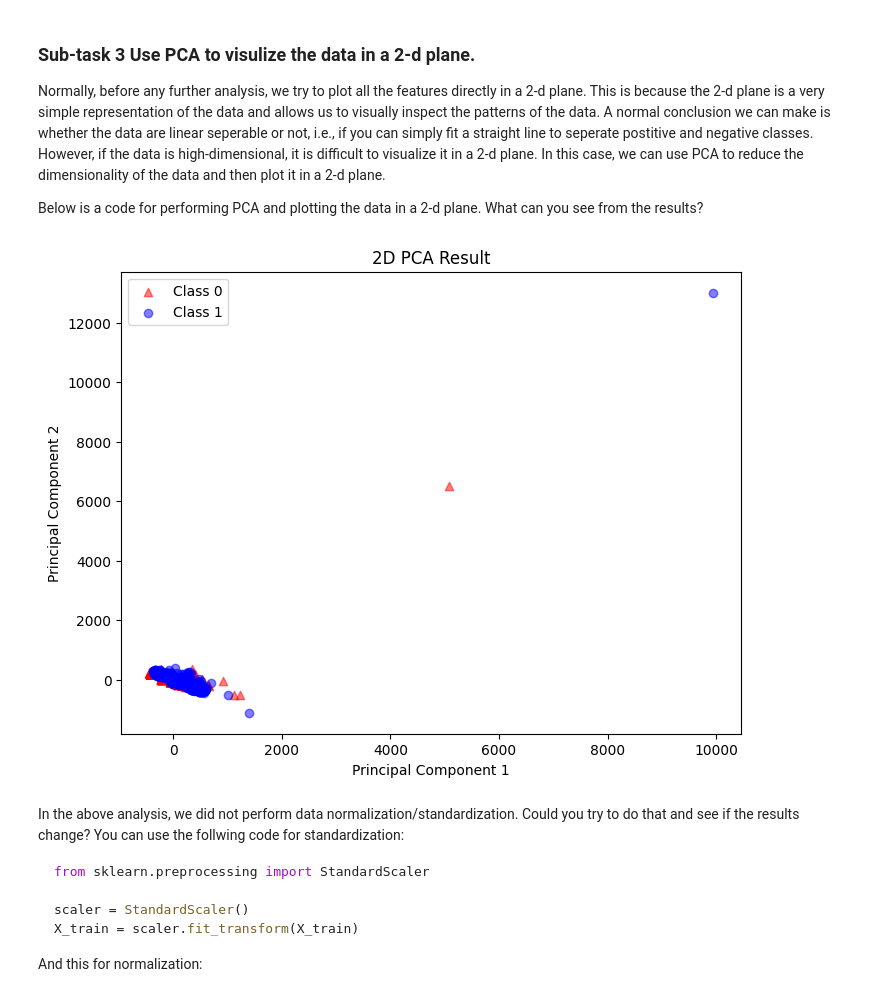
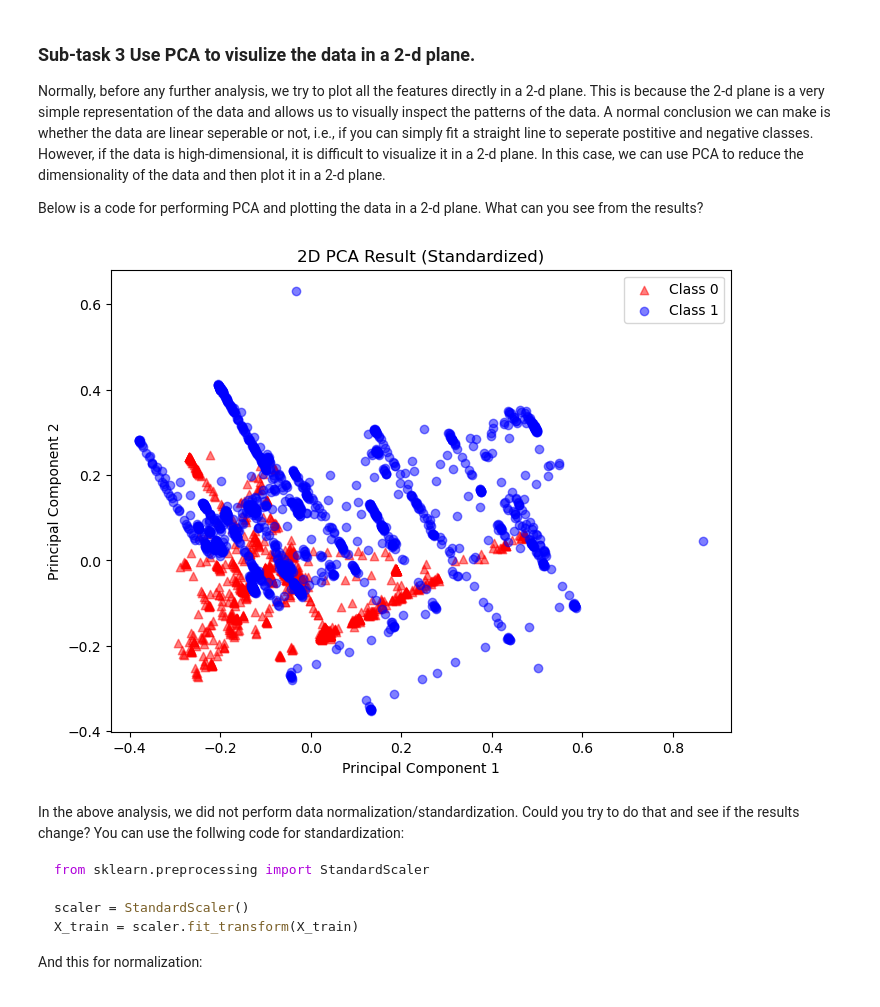
Before and after one commit to sonic160/digital_twin_robot, a Jupyter notebook: course_project_DARR/WP2_Data-driven fault detection/TD_5/WP2_TD_Lect_5_Chaofan.ipynb, the cells around one changed output. Drawn from its saved outputs; the diff is of its cells as text; code cells hidden in the pictures.

```diff
--- a/course_project_DARR/WP2_Data-driven fault detection/TD_5/WP2_TD_Lect_5_Chaofan.ipynb
+++ b/course_project_DARR/WP2_Data-driven fault detection/TD_5/WP2_TD_Lect_5_Chaofan.ipynb
@@ -155,28 +165,37 @@ Normally, before any further analysis, we try to plot all the features directly
 
 Below is a code for performing PCA and plotting the data in a 2-d plane. What can you see from the results?
 # %%
+from sklearn.preprocessing import StandardScaler, MinMaxScaler
+from sklearn.decomposition import PCA
 import matplotlib.pyplot as plt
-from sklearn.decomposition import PCA
 
 # Separate the features (X) and the target variable (y)
 X = df.drop(['label', 'sequence_idx', 'time'], axis=1)
 y = df['label']
 
-# Perform PCA to reduce the dimensionality to 2 dimensions
+# Standardization
+scaler = StandardScaler()
+X_standardized = scaler.fit_transform(X)
+
+# Normalization
+min_max_scaler = MinMaxScaler()
+X_normalized = min_max_scaler.fit_transform(X_standardized)
+
+# Perform PCA on standardized data
 pca = PCA(n_components=2)
-X_pca = pca.fit_transform(X)
+X_pca = pca.fit_transform(X_normalized)
 
-# Plot the results
+# Plot the results for standardized data
 plt.figure(figsize=(8, 6))
 plt.scatter(X_pca[y == 0, 0], X_pca[y == 0, 1], color='red', marker='^', alpha=.5, label='Class 0')
 plt.scatter(X_pca[y == 1, 0], X_pca[y == 1, 1], color='blue', marker='o', alpha=.5, label='Class 1')
-plt.title('2D PCA Result')
+plt.title('2D PCA Result (Standardized)')
 plt.xlabel('Principal Component 1')
 plt.ylabel('Principal Component 2')
 plt.legend()
 plt.show()
 # %% [output]
-[figure, old version]
+[figure, new version]
 # %% [markdown]
 In the above analysis, we did not perform data normalization/standardization. Could you try to do that and see if the results change? You can use the follwing code for standardization:
 
```
Also changed, not shown: parts of 2 cells of this notebook.
